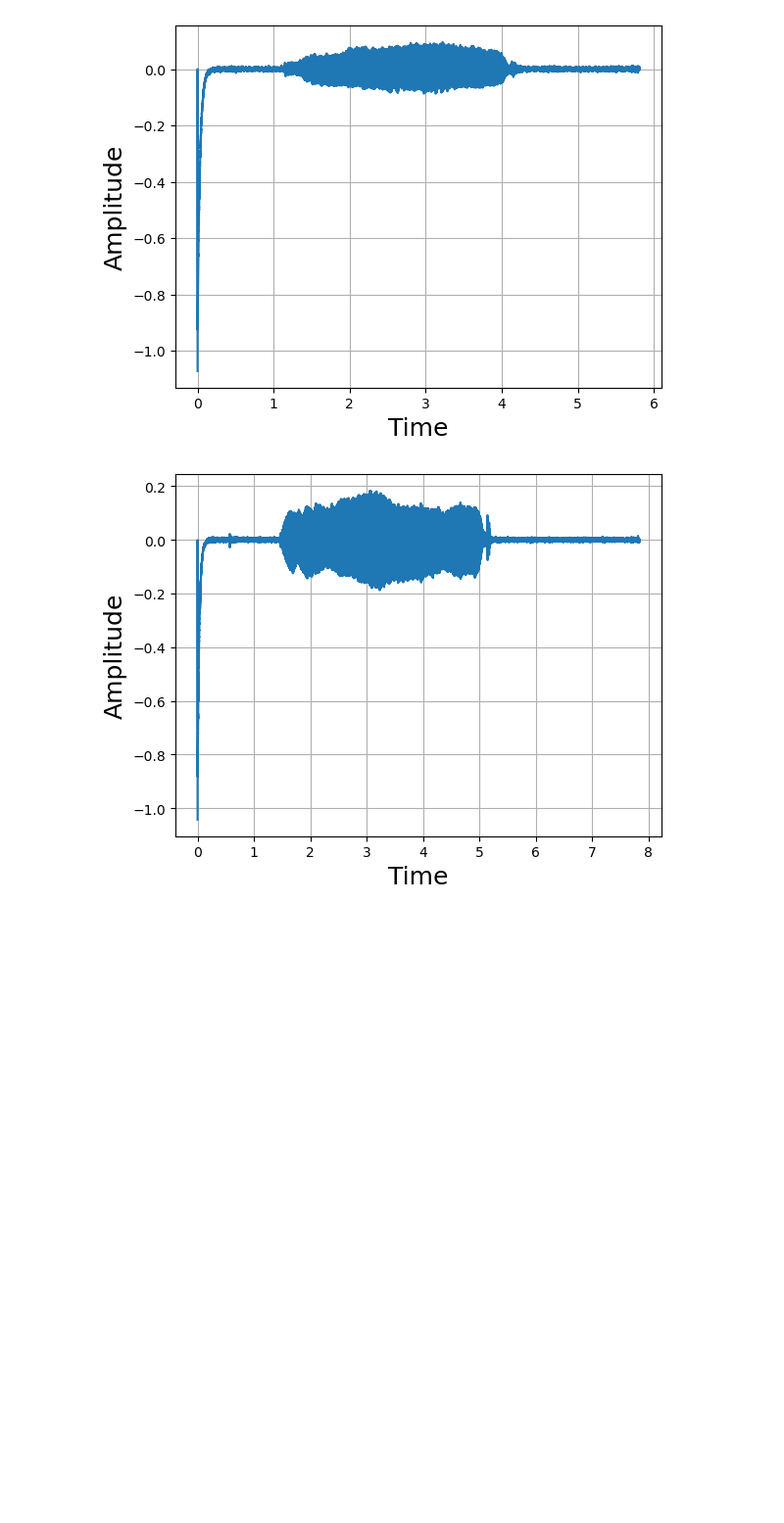
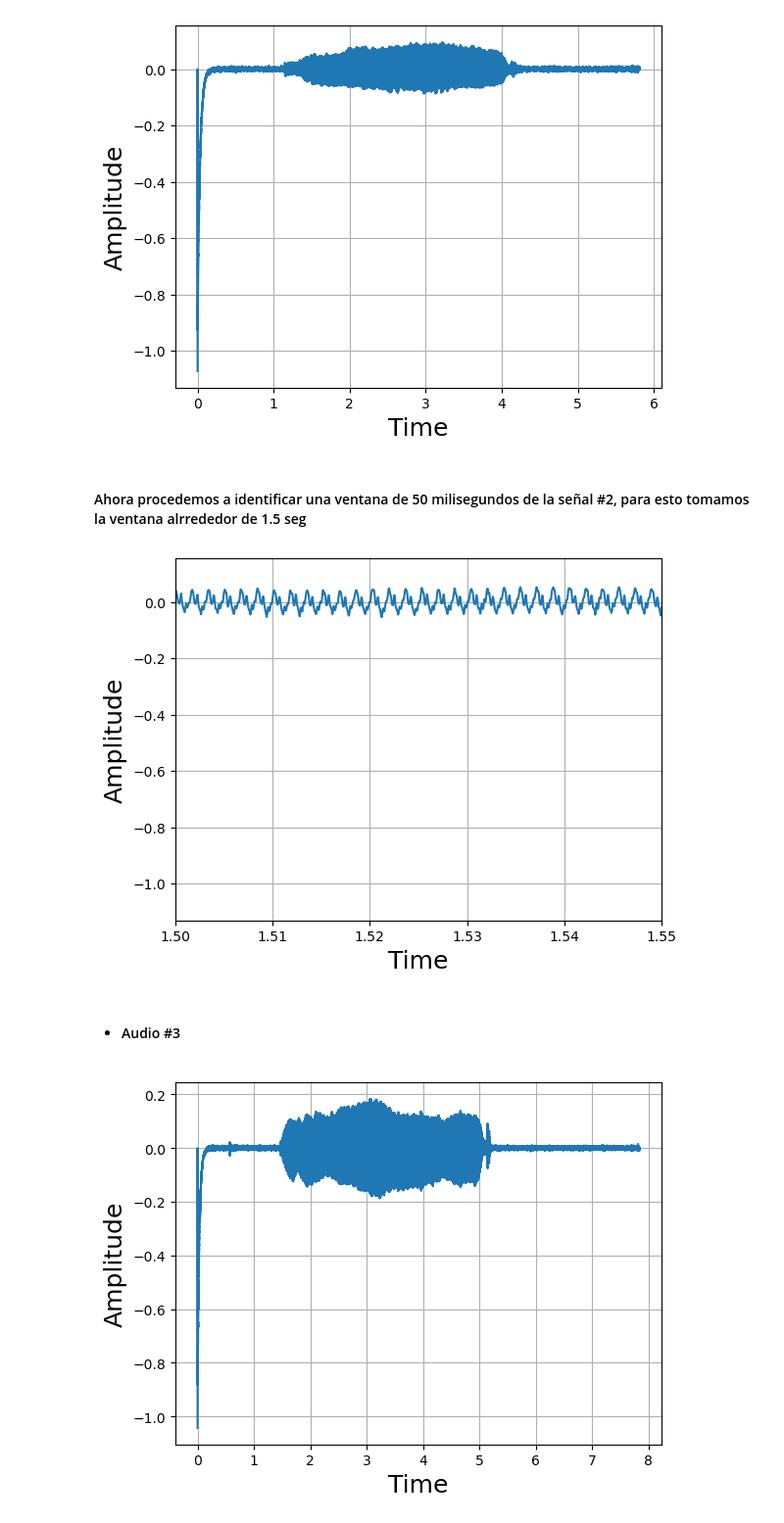
Before and after one commit to Camilocastellanos1002/Senales-III, a Jupyter notebook: Laboratorio/Laboratorio 1/Lab1_TDSIII_ChaparroCastellanos_JuanCamilo.ipynb, the cells around one changed output. Shown at 98% size. Drawn from its saved outputs; the diff is of its cells as text; code cells hidden in the pictures; blank space fills up the shorter version.

```diff
--- a/Laboratorio/Laboratorio 1/Lab1_TDSIII_ChaparroCastellanos_JuanCamilo.ipynb
+++ b/Laboratorio/Laboratorio 1/Lab1_TDSIII_ChaparroCastellanos_JuanCamilo.ipynb
@@ -107,6 +125,19 @@ plt.grid()
 plt.show() # Mostrar la grafica
 # %% [output]
 [figure]
+# %% [markdown]
+#### Ahora procedemos a identificar una ventana de 50 milisegundos de la señal #2, para esto tomamos la ventana alrrededor de 1.5 seg
+# %%
+plt.plot(t2,x2)
+plt.xlim(1.5,1.55)
+plt.xlabel('Time',fontsize=18) # Etiqueta eje X
+plt.ylabel('Amplitude',fontsize=18) # Etiqueta eje Y
+plt.grid()
+plt.show() # Mostrar la grafica
+# %% [output]
+[figure, added]
+# %% [markdown]
+* #### Audio #3
 # %%
 plt.plot(t3,x3) # Dibujar la grafica
 # Los siguientes dos comandos dibujan las etiquetas de los ejes
```
Also changed, not shown: parts of 18 cells of this notebook.
